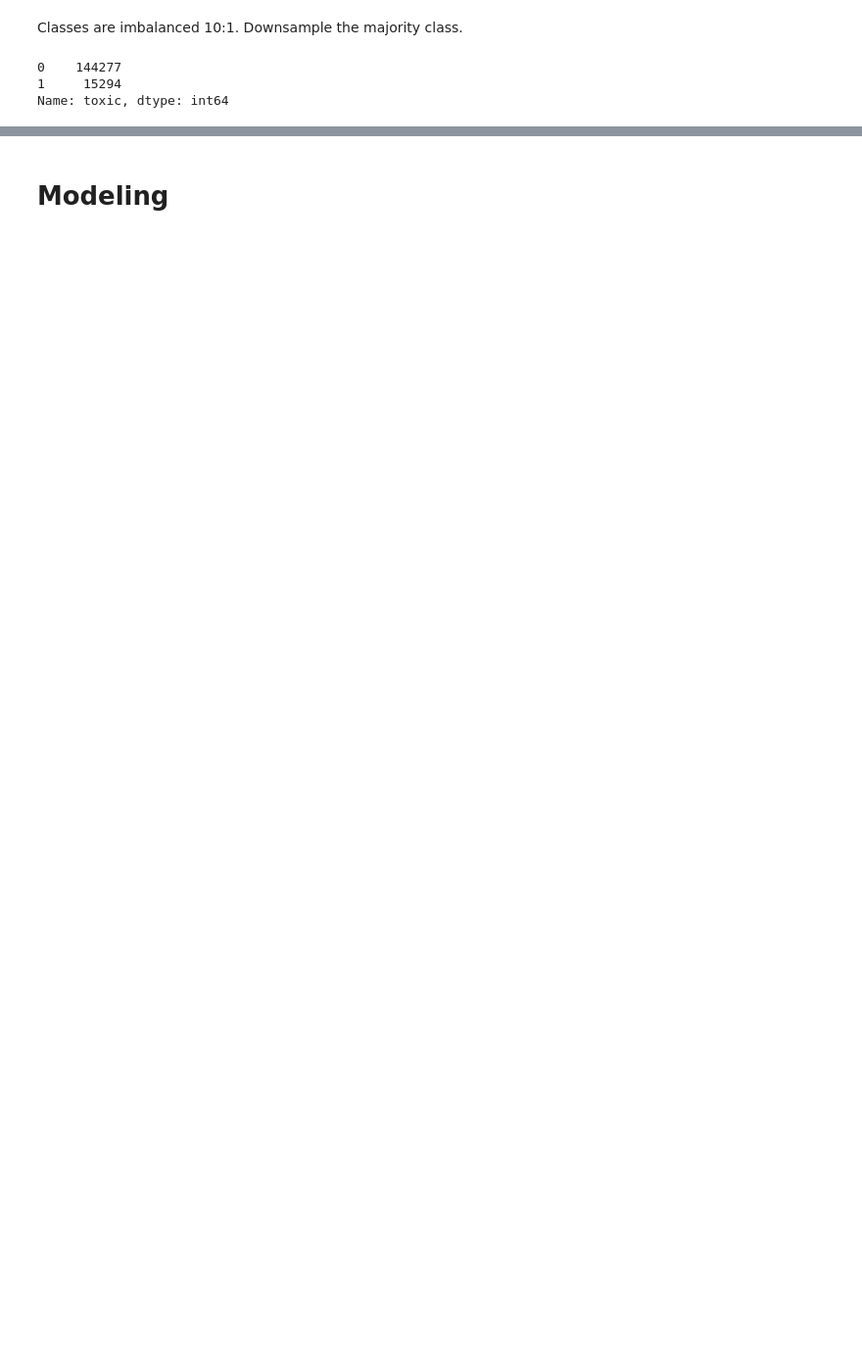
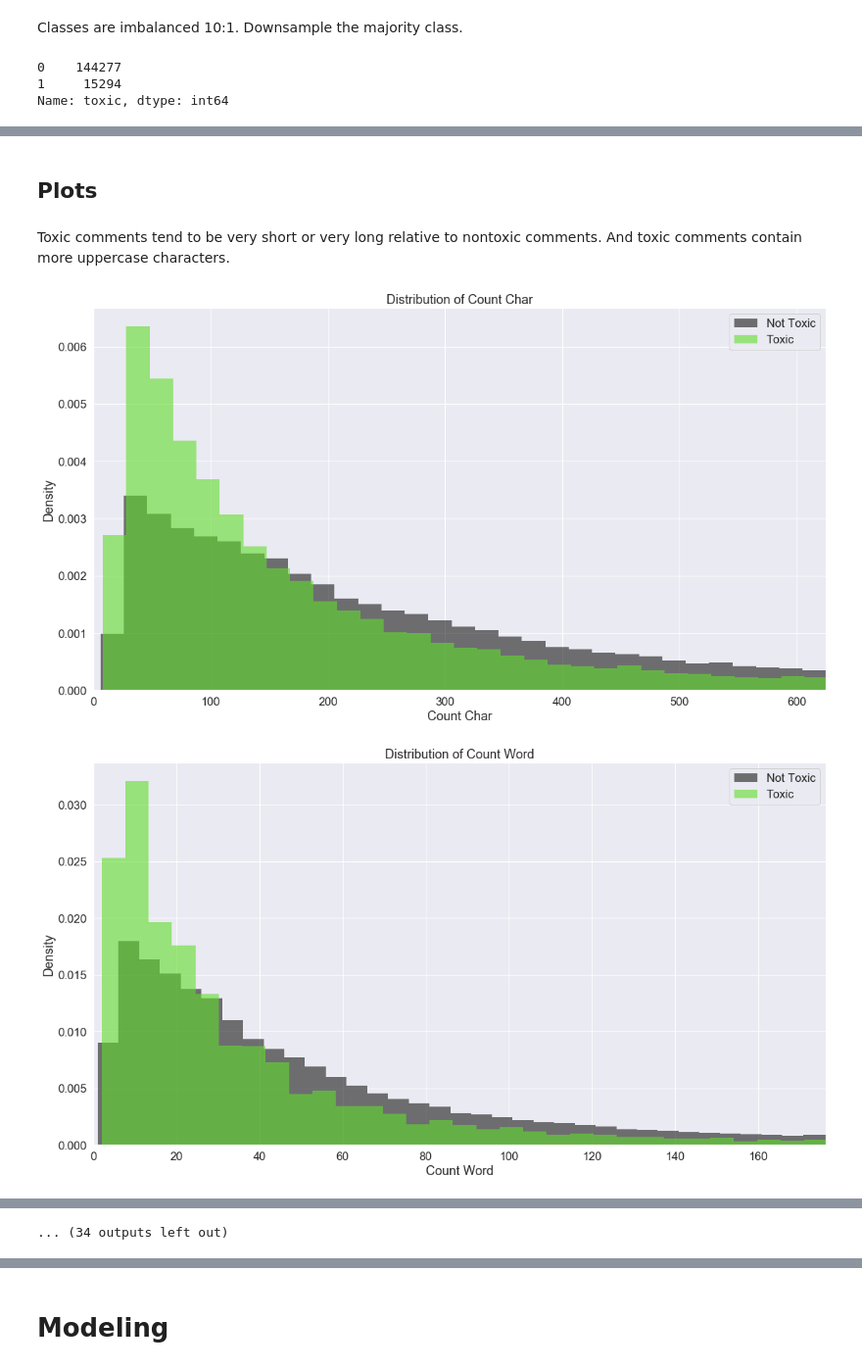
Before and after one commit to kchien3/identifying-toxic-wikipedia-comments, a Jupyter notebook: toxic_comments_project.ipynb, the cells around one changed output, grey strips where cells are left out. Shown at 98% size. Drawn from its saved outputs; the diff is of its cells as text; code cells hidden in the pictures; blank space fills up the shorter version.

```diff
--- a/toxic_comments_project.ipynb
+++ b/toxic_comments_project.ipynb
@@ -29,0 +197,4 @@ df_train_bal = pd.concat([class_minor, class_major]).sort_index()
+# %% [markdown]
+## Plots
+# %% [markdown]
+Toxic comments tend to be very short or very long relative to nontoxic comments. And toxic comments contain more uppercase characters.
@@ -29,0 +206,50 @@ df_train_bal = pd.concat([class_minor, class_major]).sort_index()
+# %%
+%%time
+
+# variables for looping
+col_labels = ['count_char', 'count_word', 'avg_word_len',
+       'count_line', 'avg_line_len', 'count_word_unique', 'prop_word_unique',
+       'count_word_alnum', 'prop_word_alnum', 'count_word_alpha',
+       'prop_word_alpha', 'count_word_ascii', 'prop_word_ascii',
+       'count_word_decimal', 'prop_word_decimal', 'count_word_digit',
+       'prop_word_digit', 'count_word_lower', 'prop_word_lower',
+       'count_word_numeric', 'prop_word_numeric', 'count_word_printable',
+       'prop_word_printable', 'count_word_space', 'prop_word_space',
+       'count_word_title', 'prop_word_title', 'count_word_upper',
+       'prop_word_upper', 'count_char_ascii_lowercase',
+       'prop_char_ascii_lowercase', 'count_char_ascii_uppercase',
+       'prop_char_ascii_uppercase', 'count_char_digits', 'prop_char_digits',
+       'count_char_hexdigits', 'prop_char_hexdigits', 'count_char_octdigits',
+       'prop_char_octdigits', 'count_char_punctuation',
+       'prop_char_punctuation', 'count_char_printable', 'prop_char_printable',
+       'count_char_whitespace', 'prop_char_whitespace']
+
+# targets = ['toxic', 'severe_toxic', 'obscene', 'threat',
+#        'insult', 'identity_hate']
+targets = ['toxic']
+
+# for labels
+# targets_desc = ['toxic', 'severely toxic', 'obscene', 'threatening', 'insulting', 'identity hating']
+targets_desc = ['toxic']
+# plotting colors
+# colors = ['#61de2a', '#61de2a', 'r', 'r', 'r', 'r']
+colors = ['#61de2a']
+
+# actual plots
+for col in col_labels:
+    for target, target_desc, color in zip(targets, targets_desc, colors):
+        sns.set(font_scale=1.5)
+        fig, ax = plt.subplots(figsize=(16, 9), tight_layout=True)
+        ax = sns.distplot(df_train[df_train[target] == 0][col].values, bins=250, kde=False, hist_kws={'alpha':0.6, 'label':f'Not {target_desc.capitalize()}', 'linewidth':0}, color='k', norm_hist=True)
+        ax = sns.distplot(df_train[df_train[target] != 0][col].values, bins=250, kde=False, hist_kws={'alpha':0.6, 'label':f'{target_desc.capitalize()}', 'linewidth':0}, color=color, norm_hist=True)
+        if df_train[col].max() > 1:
+            ax.set_xlim(0, df_train[col].max()/2**3)
+        ax.set_title(f"Distribution of {' '.join(col.split('_')).title()}")
+        ax.set_xlabel(f"{' '.join(col.split('_')).title()}")
+        ax.set_ylabel('Density')
+        ax.legend()
+        # plt.savefig('.png')
+        plt.show()
+# %% [output]
+[figure, added]
+[figure, added]
@@ -29,0 +266 @@ df_train_bal = pd.concat([class_minor, class_major]).sort_index()
+... (34 outputs left out)
```
Also changed, not shown: parts of 77 cells of this notebook.
